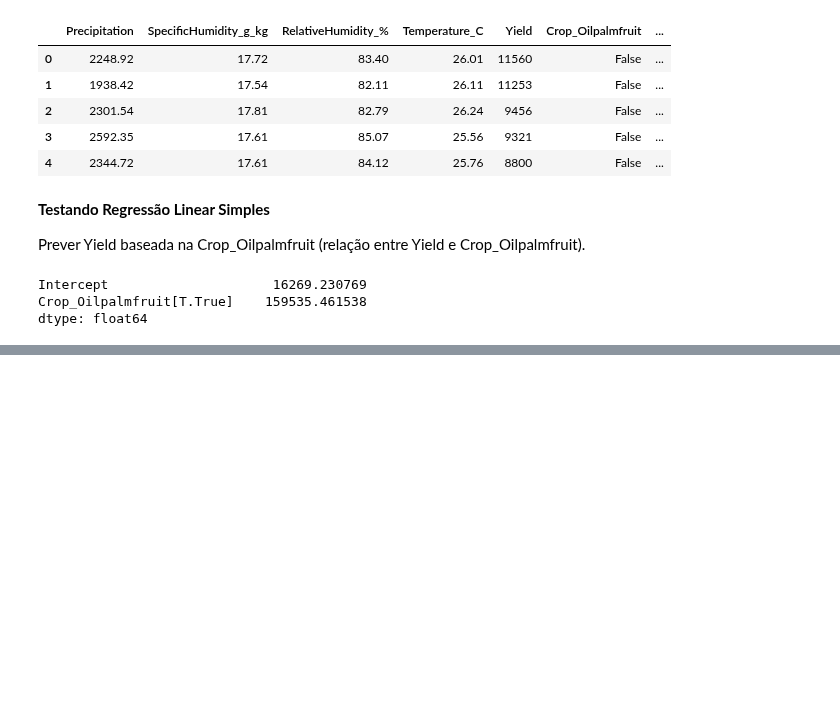
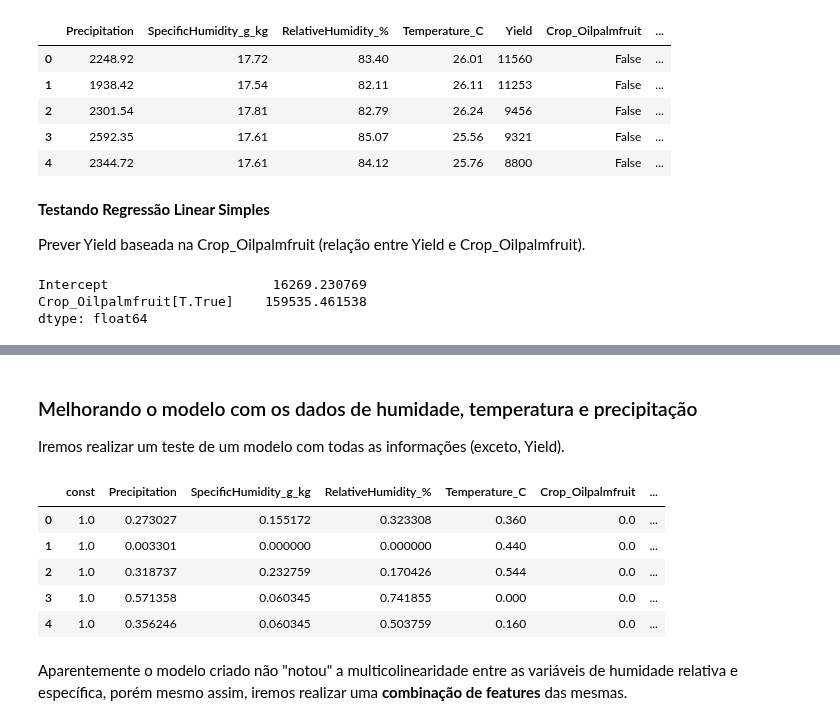
Before and after one commit to DiogoBotton/Machine_Learning_Training_Learn, a Jupyter notebook: Regressao_Linear/FIAP/Atividade_Fase5/01_exploratory_analysis.ipynb, the cells around one changed output, grey strips where cells are left out. Saved outputs shown, nothing was run; the diff lists cells and outputs as text; code cells hidden in the pictures; blank space fills up the shorter version.

```diff
--- a/Regressao_Linear/FIAP/Atividade_Fase5/01_exploratory_analysis.ipynb
+++ b/Regressao_Linear/FIAP/Atividade_Fase5/01_exploratory_analysis.ipynb
@@ -248,0 +267,26 @@ Notes:
+# %% [markdown]
+### Melhorando o modelo com os dados de humidade, temperatura e precipitação
+
+Iremos realizar um teste de um modelo com todas as informações (exceto, Yield).
+# %%
+# Separando caracteristicas dos rótulos
+X = df.drop('Yield', axis=1)
+y = df['Yield']
+
+normalization = MinMaxScaler()
+X_scaled = normalization.fit_transform(X)
+
+df_X_scaled = pd.DataFrame(X_scaled, columns=df.drop('Yield', axis=1).columns)
+
+# Necessário adicionar um valor de constante, para permitir ao modelo encontrar um valor de y quando x = 0 (intercepto)
+df_X_scaled = sm.add_constant(df_X_scaled)
+df_X_scaled.head()
+# %% [output]
+|  | const | Precipitation | SpecificHumidity_g_kg | RelativeHumidity_% | Temperature_C | Crop_Oilpalmfruit | ... |
+| 0 | 1.0 | 0.273027 | 0.155172 | 0.323308 | 0.360 | 0.0 | ... |
+| 1 | 1.0 | 0.003301 | 0.000000 | 0.000000 | 0.440 | 0.0 | ... |
+| 2 | 1.0 | 0.318737 | 0.232759 | 0.170426 | 0.544 | 0.0 | ... |
+| 3 | 1.0 | 0.571358 | 0.060345 | 0.741855 | 0.000 | 0.0 | ... |
+| 4 | 1.0 | 0.356246 | 0.060345 | 0.503759 | 0.160 | 0.0 | ... |
+# %% [markdown]
+Aparentemente o modelo criado não "notou" a multicolinearidade entre as variáveis de humidade relativa e específica, porém mesmo assim, iremos realizar uma **combinação de features** das mesmas.
```
Also changed, not shown: parts of 21 cells of this notebook.
